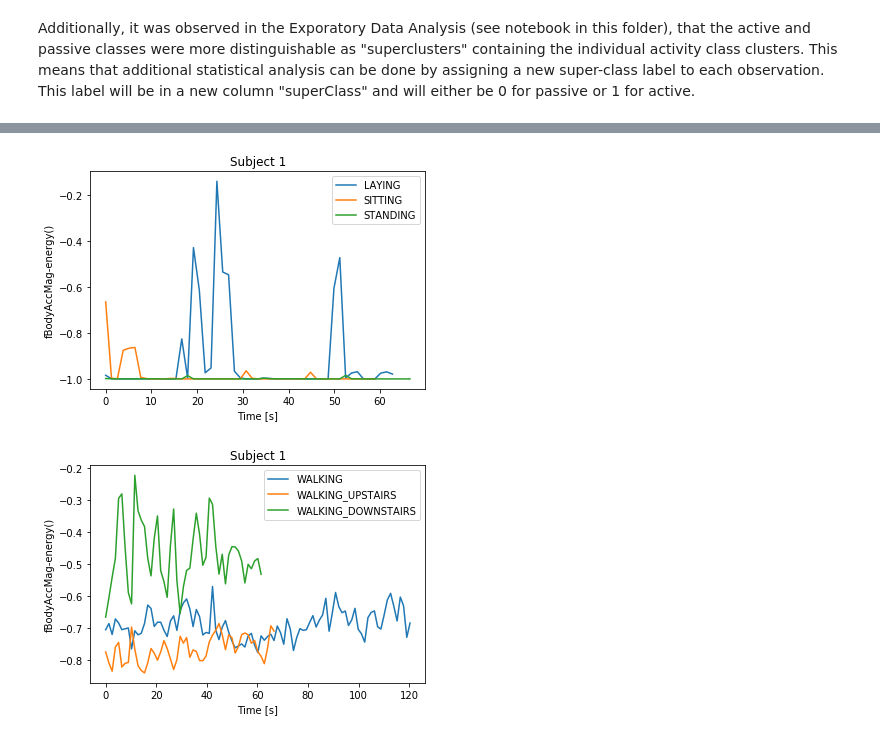
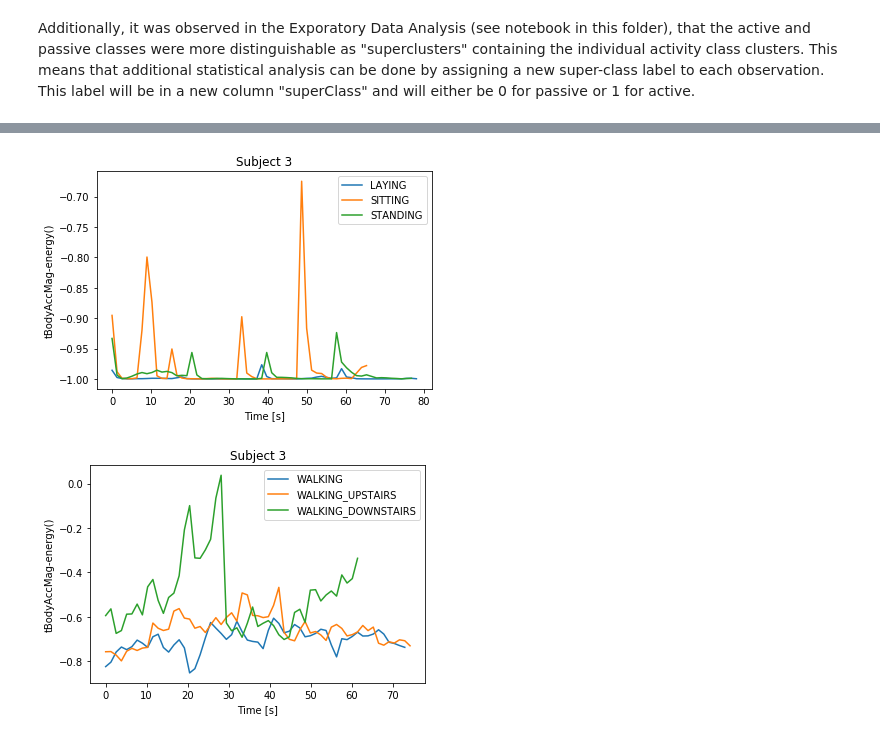
Before and after one commit to s-weisenberg/Data-Science-Projects, a Jupyter notebook: Capstone_Project_2/notebooks/Statistical_Analysis.ipynb, the cells around one changed output, grey strips where cells are left out. Cells and saved outputs as stored; diff of their text form; code cells hidden in the pictures.

```diff
--- a/Capstone_Project_2/notebooks/Statistical_Analysis.ipynb
+++ b/Capstone_Project_2/notebooks/Statistical_Analysis.ipynb
@@ -217,7 +171,7 @@ plot_superClass_feature(feature, subject)
 # %%
-feature = 'fBodyAccMag-energy()'
+feature = 'tBodyAccMag-energy()'
 subject = random.randrange(30)
 plot_superClass_feature(feature, subject)
 # %% [output]
-[figure, old version]
+[figure, new version]
-[figure, old version]
+[figure, new version]
```
Also changed, not shown: parts of 25 cells of this notebook.
